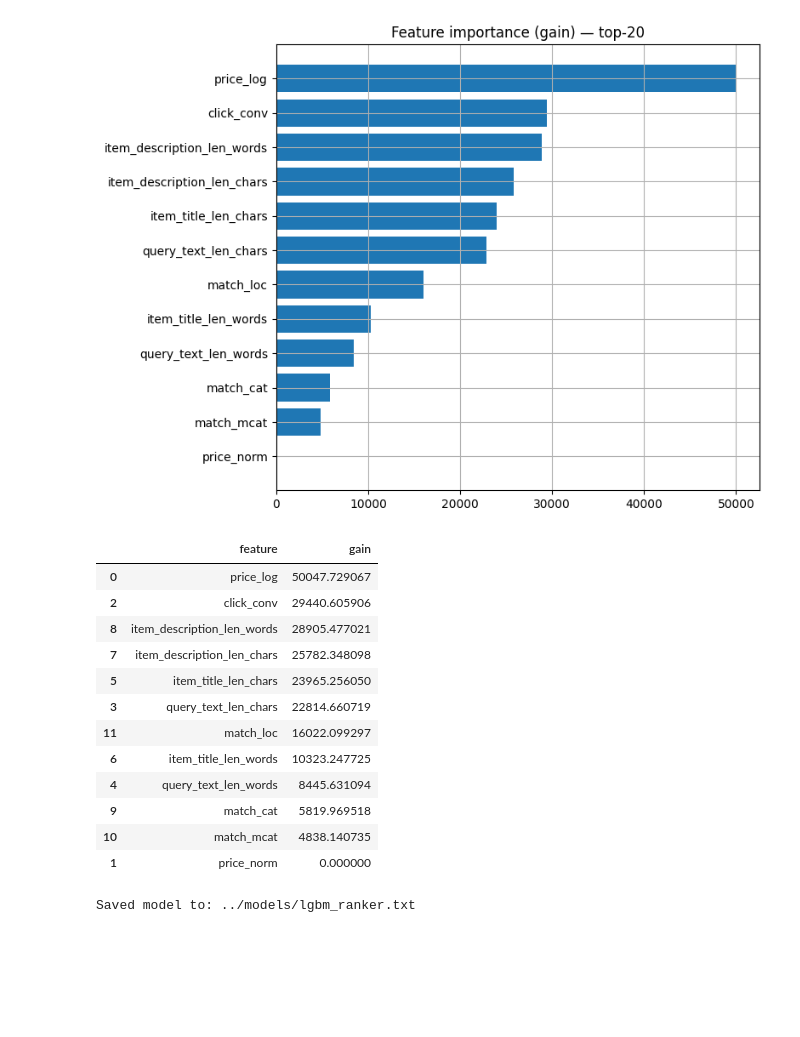
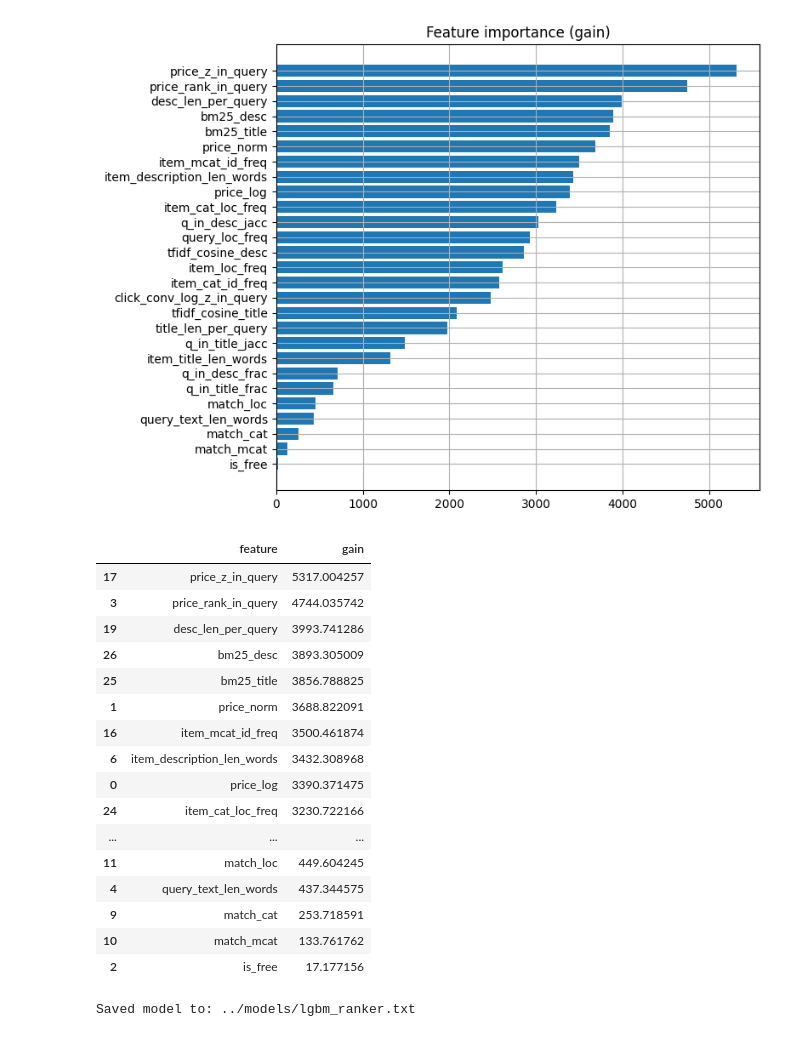
Before and after one commit to Syrenny/avito-search-reranker, a Jupyter notebook: notebooks/train_lgbm.ipynb, the cells around one changed output. Saved outputs shown, nothing was run; the diff lists cells and outputs as text; code cells hidden in the pictures; blank space fills up the shorter version.

```diff
--- a/notebooks/train_lgbm.ipynb
+++ b/notebooks/train_lgbm.ipynb
@@ -15,7 +15,7 @@ RANDOM_STATE = 42
 rng = check_random_state(RANDOM_STATE)
 
 DATA_TRANSFORMED = "../data/transformed"
-TRAIN_FEAT = os.path.join(DATA_TRANSFORMED, "train-features")
+TRAIN_FEAT = os.path.join(DATA_TRANSFORMED, "train-features.parquet")
 TEST_FEAT = os.path.join(DATA_TRANSFORMED, "test-features.parquet")
 
 MODEL_DIR = "../models"
@@ -115,21 +136,30 @@ def ndcg_at_10_by_queries(
 # %%
-N_SPLITS = 5  # можно 3 для скорости
+N_SPLITS = 5
 gkf = GroupKFold(n_splits=N_SPLITS)
 
 params = {
     "objective": "lambdarank",
-    "metric": "ndcg",
+    "label_gain": [0, 1],  # бинарный таргет
+    "lambdarank_truncation_level": 10,  # фокус на топ-10
+    "metric": "None",
     "eval_at": [10],
     "learning_rate": 0.05,
     "num_leaves": 63,
-    "min_data_in_leaf": 50,
-    "feature_fraction": 0.85,
+    "max_depth": -1,
+    "min_data_in_leaf": 200,
+    "min_gain_to_split": 0.0,
+    "feature_fraction": 0.8,
     "bagging_fraction": 0.8,
     "bagging_freq": 1,
-    "max_depth": -1,
+    "lambda_l2": 2.0,
+    "lambda_l1": 0.0,
+    "max_bin": 255,
     "verbosity": -1,
     "random_state": RANDOM_STATE,
+    "deterministic": True,
+    "force_row_wise": True,
 }
+
 
 oof_pred = np.zeros(len(train), dtype=np.float32)
 models = []
@@ -139,7 +169,6 @@ for fold, (tr_idx, va_idx) in enumerate(gkf.split(X, y, groups), 1):
     X_tr, y_tr, q_tr = X.iloc[tr_idx], y[tr_idx], groups[tr_idx]
     X_va, y_va, q_va = X.iloc[va_idx], y[va_idx], groups[va_idx]
 
-    # LightGBM требует group как массив размеров групп по порядку объектов
     def group_sizes(qids):
         _, counts = np.unique(qids, return_counts=True)
         return counts
@@ -159,6 +188,7 @@ for fold, (tr_idx, va_idx) in enumerate(gkf.split(X, y, groups), 1):
             lgb.early_stopping(stopping_rounds=100, verbose=False),
             lgb.log_evaluation(period=100),
         ],
+        feval=lgbm_ndcg10_custom,
     )
 
     pred_va = booster.predict(X_va, num_iteration=booster.best_iteration)
@@ -167,10 +197,4 @@ for fold, (tr_idx, va_idx) in enumerate(gkf.split(X, y, groups), 1):
     ndcg10 = ndcg_at_10_by_queries(y_va, pred_va, q_va, k=10)
     fold_scores.append(ndcg10)
     models.append(booster)
-
-    print(f"[Fold {fold}] NDCG@10 = {ndcg10:.5f}, best_iter={booster.best_iteration}")
-
-cv_mean = float(np.mean(fold_scores))
-cv_std = float(np.std(fold_scores))
-print(f"\nCV NDCG@10: {cv_mean:.5f} ± {cv_std:.5f}")
 # %% [output]
@@ -203,35 +220,39 @@ OOF NDCG@10 (на всех фолдах): 0.27548
 # %%
 importances = pd.DataFrame(
     {
         "feature": FEATURE_COLS,
         "gain": np.mean(
             [m.feature_importance(importance_type="gain") for m in models], axis=0
         ),
     }
 )
-imp_top = importances.sort_values("gain", ascending=False).head(20)
+imp_top = importances.sort_values("gain", ascending=False)
 
 plt.figure(figsize=(8, 6))
 plt.barh(imp_top["feature"][::-1], imp_top["gain"][::-1])
-plt.title("Feature importance (gain) — top-20")
+plt.title("Feature importance (gain)")
 plt.tight_layout()
 plt.show()
 
 imp_top
 # %% [output]
-[figure, old version]
+[figure, new version]
 |  | feature | gain |
-| 0 | price_log | 50047.729067 |
-| 2 | click_conv | 29440.605906 |
-| 8 | item_description_len_words | 28905.477021 |
-| 7 | item_description_len_chars | 25782.348098 |
-| 5 | item_title_len_chars | 23965.256050 |
-| 3 | query_text_len_chars | 22814.660719 |
-| 11 | match_loc | 16022.099297 |
-| 6 | item_title_len_words | 10323.247725 |
-| 4 | query_text_len_words | 8445.631094 |
-| 9 | match_cat | 5819.969518 |
-| 10 | match_mcat | 4838.140735 |
-| 1 | price_norm | 0.000000 |
+| 17 | price_z_in_query | 5317.004257 |
+| 3 | price_rank_in_query | 4744.035742 |
+| 19 | desc_len_per_query | 3993.741286 |
+| 26 | bm25_desc | 3893.305009 |
+| 25 | bm25_title | 3856.788825 |
+| 1 | price_norm | 3688.822091 |
+| 16 | item_mcat_id_freq | 3500.461874 |
+| 6 | item_description_len_words | 3432.308968 |
+| 0 | price_log | 3390.371475 |
+| 24 | item_cat_loc_freq | 3230.722166 |
+| ... | ... | ... |
+| 11 | match_loc | 449.604245 |
+| 4 | query_text_len_words | 437.344575 |
+| 9 | match_cat | 253.718591 |
+| 10 | match_mcat | 133.761762 |
+| 2 | is_free | 17.177156 |
 # %%
 def group_sizes_ordered(qids: np.ndarray) -> np.ndarray:
```
Also changed, not shown: parts of 8 cells of this notebook, 6 other files.
